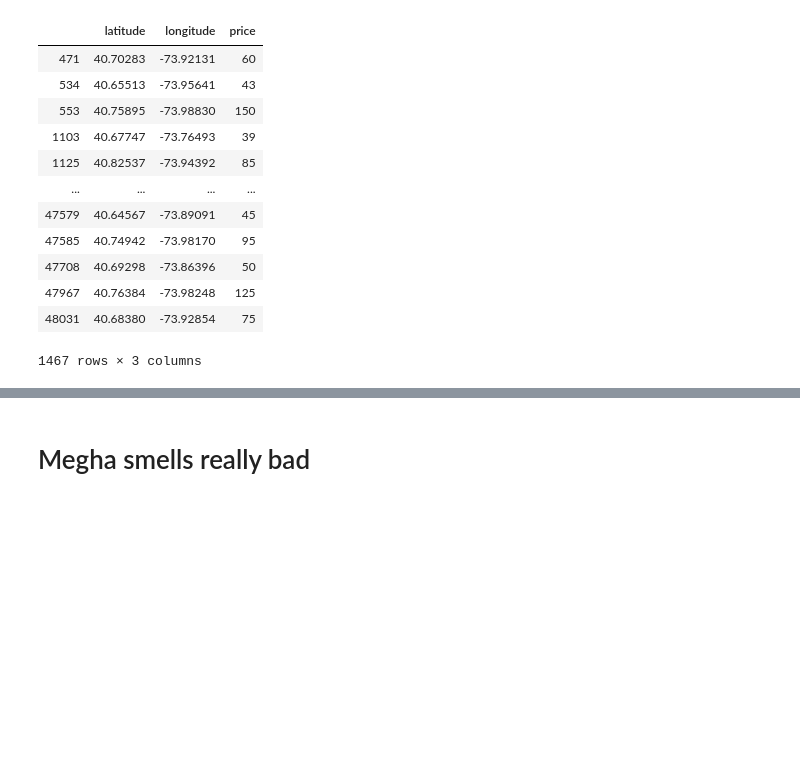
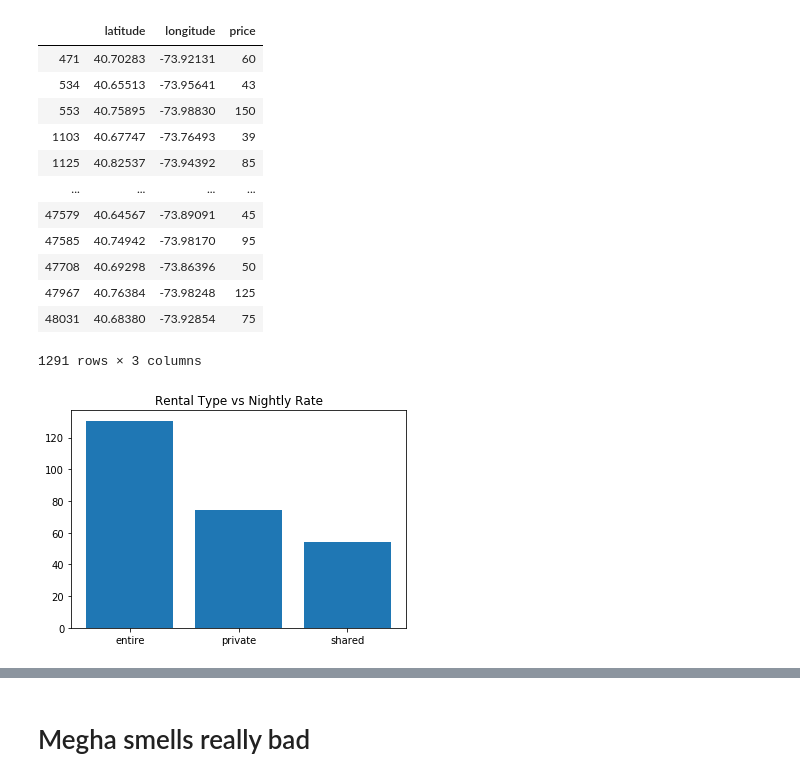
Before and after one commit to mguggari/mguggari.github.io, a Jupyter notebook: Rohit.ipynb, the cells around one changed output, grey strips where cells are left out. Cells and saved outputs as stored; diff of their text form; code cells hidden in the pictures; blank space fills up the shorter version.

```diff
--- a/Rohit.ipynb
+++ b/Rohit.ipynb
@@ -3,8 +3,13 @@
 import matplotlib.pyplot as plt
 import pandas
 import folium
+import numpy as np
+from sklearn import linear_model
 
 data = pandas.read_csv("AB_NYC_2019.csv")
+data = data[data["price"]>20]
+data = data[data["price"]<200]
+data = data.dropna()
 data.columns
 
 # visualizations
@@ -81,25 +86,26 @@
 
 # Plot it on the map
 hm = plugins.HeatMapWithTime(heat_data,auto_play=True,max_opacity=0.7)
 hm.add_to(map_hooray)
 # Display the map
 map_hooray
 
 heat_df
 # %% [output]
 |  | latitude | longitude | price |
 | 471 | 40.70283 | -73.92131 | 60 |
 | 534 | 40.65513 | -73.95641 | 43 |
 | 553 | 40.75895 | -73.98830 | 150 |
 | 1103 | 40.67747 | -73.76493 | 39 |
 | 1125 | 40.82537 | -73.94392 | 85 |
 | ... | ... | ... | ... |
 | 47579 | 40.64567 | -73.89091 | 45 |
 | 47585 | 40.74942 | -73.98170 | 95 |
 | 47708 | 40.69298 | -73.86396 | 50 |
 | 47967 | 40.76384 | -73.98248 | 125 |
 | 48031 | 40.68380 | -73.92854 | 75 |
-1467 rows × 3 columns
+1291 rows × 3 columns
+[figure, added]
 # %%
 data.sort_values(["price"])
 # %% [output]
```
Also changed, not shown: parts of 15 cells of this notebook, 1 other file.
